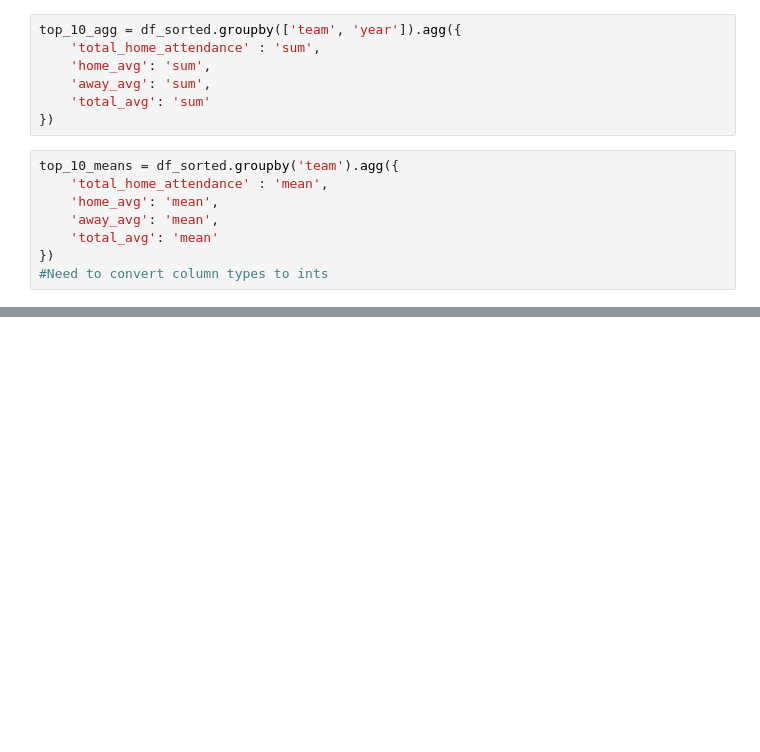
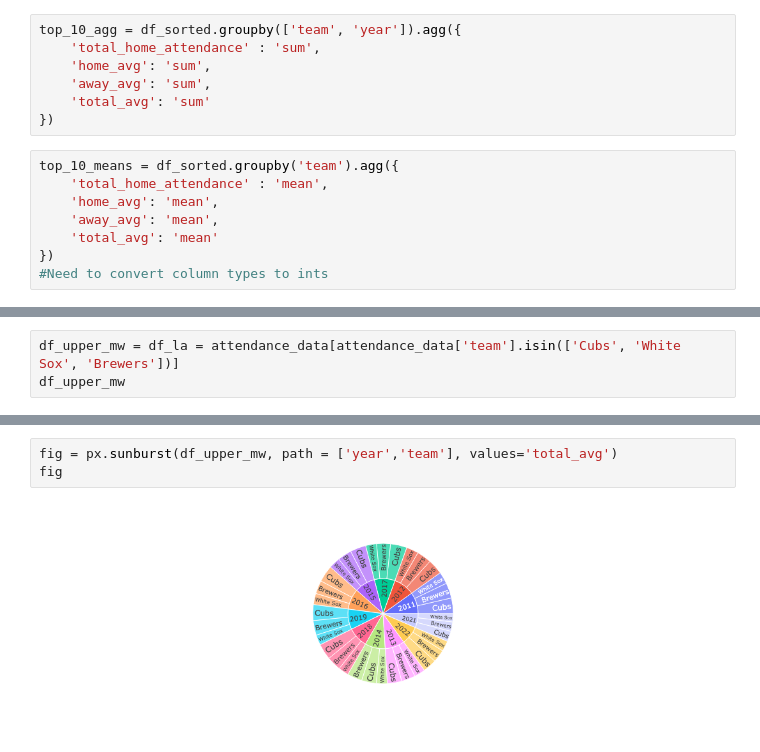
Before and after one commit to Deric-Maurer/Portfolio-Projects, a Jupyter notebook: MLB_Team_Attendance_Trends.ipynb, the cells around one changed output, grey strips where cells are left out. Drawn from its saved outputs; the diff is of its cells as text; blank space fills up the shorter version.

```diff
--- a/MLB_Team_Attendance_Trends.ipynb
+++ b/MLB_Team_Attendance_Trends.ipynb
@@ -153,0 +193,3 @@ fig.show()
+# %%
+df_upper_mw = df_la = attendance_data[attendance_data['team'].isin(['Cubs', 'White Sox', 'Brewers'])]
+df_upper_mw
@@ -153,0 +214,5 @@ fig.show()
+# %%
+fig = px.sunburst(df_upper_mw, path = ['year','team'], values='total_avg')
+fig
+# %% [output]
+[figure, added]
```
Also changed, not shown: parts of 13 cells of this notebook.
